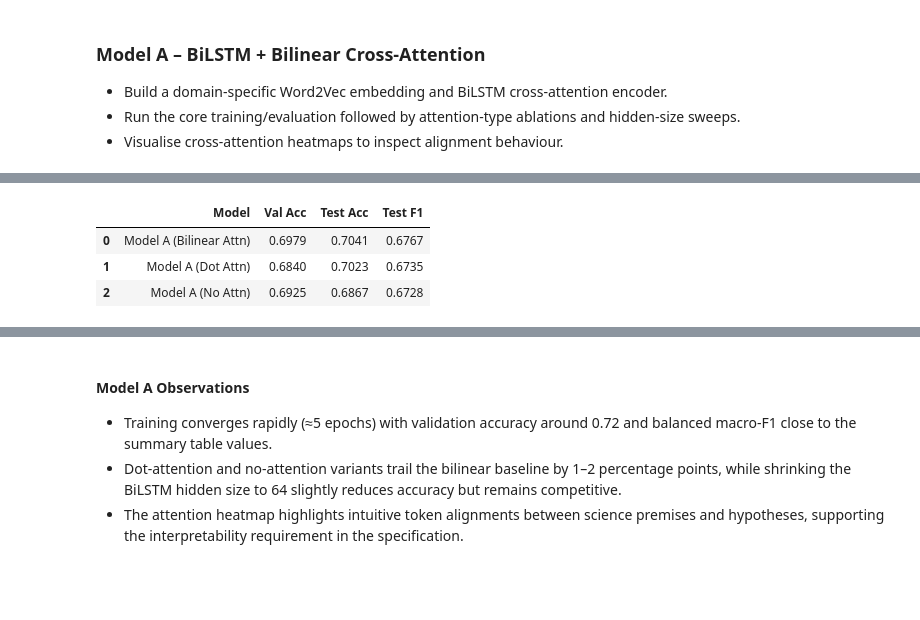
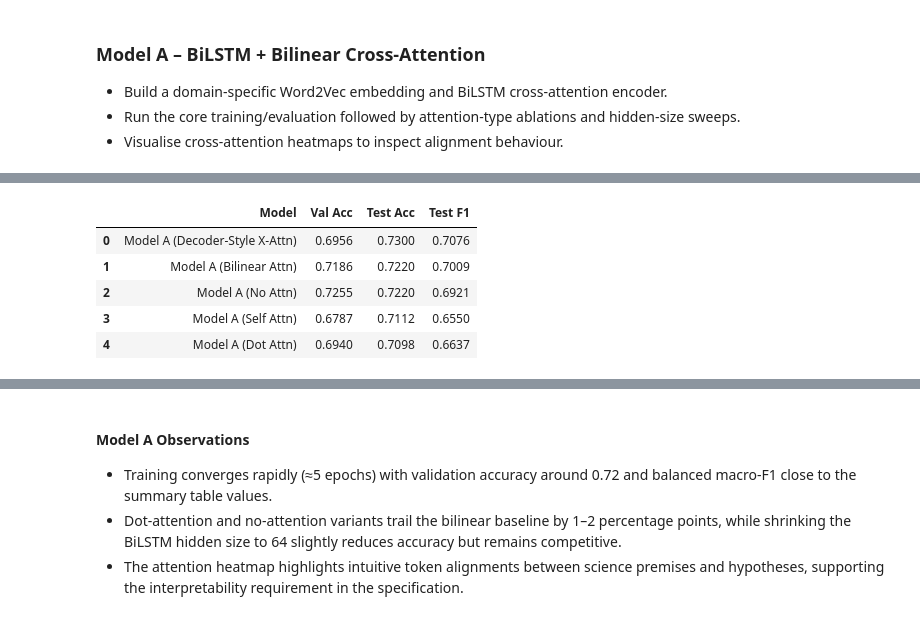
Before and after one commit to kevin224ly/CITS4012-Group-Project, a Jupyter notebook: CITS4012_35.ipynb, the cells around one changed output, grey strips where cells are left out. Saved outputs shown, nothing was run; the diff lists cells and outputs as text; code cells hidden in the pictures; blank space fills up the shorter version.

```diff
--- a/CITS4012_35.ipynb
+++ b/CITS4012_35.ipynb
@@ -343,13 +455,14 @@ tf.random.set_seed(MODEL_A_SEED)
 # 3) Build vocabulary and encode sequences
 # =========================================================
 PAD, UNK = "<PAD>", "<UNK>"
-def tokenize(s: str):
-    return s.split()
+
+# Use shared regex-based tokenizer for consistency across sections
+local_tokenize = shared_tokenize
 
 counter = Counter()
 for col in ["premise_clean", "hypothesis_clean"]:
     for s in train_df[col]:
-        counter.update(tokenize(s))
+        counter.update(local_tokenize(s))
 
 
 vocab = [PAD, UNK] + [w for w, c in counter.items() if c >= 2]
@@ -358,15 +471,15 @@ pad_id, unk_id = word2id[PAD], word2id[UNK]
 vocab_size = len(vocab)
 
 
-lens = [len(tokenize(s)) for s in train_df["premise_clean"]] + \
-       [len(tokenize(s)) for s in train_df["hypothesis_clean"]]
+lens = [len(local_tokenize(s)) for s in train_df["premise_clean"]] + \
+       [len(local_tokenize(s)) for s in train_df["hypothesis_clean"]]
 max_len = min(64, int(np.percentile(lens, 90)))
 print(f" Vocab size = {vocab_size} | Max len = {max_len}")
 
 label2id = {"entails": 0, "neutral": 1}
 
 def encode(s: str, max_len: int):
-    ids = [word2id.get(t, unk_id) for t in tokenize(s)]
+    ids = [word2id.get(t, unk_id) for t in local_tokenize(s)]
     return ids[:max_len]
 
 def build_inputs(df: pd.DataFrame):
@@ -382,6 +495,13 @@ def build_inputs(df: pd.DataFrame):
 Xtr_p, Xtr_h, y_tr = build_inputs(train_df)
 Xv_p,  Xv_h,  y_v  = build_inputs(val_df)
 Xt_p,  Xt_h,  y_te = build_inputs(test_df)
+
+results_dir = Path('results')
+if RUN_LOCAL_OUTPUTS:
+    results_dir.mkdir(exist_ok=True)
+    np.savez(results_dir / 'modelA_inputs.npz', Xt_p=Xt_p, Xt_h=Xt_h, y_te=y_te)
+else:
+    print('[Colab] Skipping saving modelA_inputs.npz')
 
 # =========================================================
 # 4) Train Word2Vec embedding
@@ -407,7 +527,7 @@ except ImportError as exc:
 W2V_DIM = 200
 sentences = []
 for col in ["premise_clean", "hypothesis_clean"]:
-    sentences.extend([tokenize(s) for s in train_df[col].tolist() if s])
+    sentences.extend([local_tokenize(s) for s in train_df[col].tolist() if s])
 
 print(f" Training Word2Vec on {len(sentences)} sentences ...")
 w2v_model = Word2Vec(
@@ -457,6 +579,9 @@ class BiAffineCrossAttention(layers.Layer):
         # S = Hp * W * Hh^T
         HpW = tf.einsum("bij,jk->bik", Hp, self.W)         # [B,Lp,D]
         S   = tf.einsum("bid,bjd->bij", HpW, Hh)           # [B,Lp,Lh]
+        # scale by sqrt(d_k) for numerical stability
+        scale = tf.math.sqrt(tf.cast(self.hidden_dim, tf.float32))
+        S = S / tf.maximum(scale, 1.0)
 
         Ap = tf.nn.softmax(S, axis=-1)                     # premise attends to hypothesis
         Ah = tf.nn.softmax(tf.transpose(S, (0, 2, 1)), axis=-1)
@@ -694,6 +858,24 @@ hist_dot = modelA_dot.fit(
     validation_data=([Xv_p, Xv_h], y_v),
     epochs=5, batch_size=64, verbose=1
 )
+
+# --- (3) Self-Attention (encoder-side) variant ---
+modelA_self, _ = build_model_A_variant(embedding_matrix, max_len, attn_type="self")
+print("\n Training Self-Attention Variant...")
+hist_self = modelA_self.fit(
+    [Xtr_p, Xtr_h], y_tr,
+    validation_data=([Xv_p, Xv_h], y_v),
+    epochs=5, batch_size=64, verbose=1
+)
+
+# --- (4) Decoder-style Cross-Attention variant ---
+modelA_xdec, _ = build_model_A_variant(embedding_matrix, max_len, attn_type="xdecoder")
+print("\n Training Decoder-Style Cross-Attention Variant...")
+hist_xdec = modelA_xdec.fit(
+    [Xtr_p, Xtr_h], y_tr,
+    validation_data=([Xv_p, Xv_h], y_v),
+    epochs=5, batch_size=64, verbose=1
+)
 # %% [output]
  Training No-Attention Variant...
 Epoch 1/5
@@ -715,29 +897,33 @@ Epoch 5/5
 # %%
 # =========================================================
 # 9) Compare All Variants (Bilinear / Dot / No-Attn)
 # =========================================================
 from sklearn.metrics import f1_score
 
 def evaluate_model_variant(model, name):
     val_pred = np.argmax(model.predict([Xv_p, Xv_h], verbose=0), axis=1)
     test_pred = np.argmax(model.predict([Xt_p, Xt_h], verbose=0), axis=1)
     return {
         "Model": name,
         "Val Acc": round(accuracy_score(y_v, val_pred), 4),
         "Test Acc": round(accuracy_score(y_te, test_pred), 4),
         "Test F1": round(f1_score(y_te, test_pred, average="macro"), 4),
     }
 
 modelA_variant_rows = [
     evaluate_model_variant(modelA, "Model A (Bilinear Attn)"),
     evaluate_model_variant(modelA_dot, "Model A (Dot Attn)"),
     evaluate_model_variant(modelA_no, "Model A (No Attn)"),
+    evaluate_model_variant(modelA_self, "Model A (Self Attn)") ,
+    evaluate_model_variant(modelA_xdec, "Model A (Decoder-Style X-Attn)"),
 ]
 
 modelA_variant_df = pd.DataFrame(modelA_variant_rows)
 modelA_variant_df.sort_values("Test Acc", ascending=False).reset_index(drop=True)
 # %% [output]
 |  | Model | Val Acc | Test Acc | Test F1 |
-| 0 | Model A (Bilinear Attn) | 0.6979 | 0.7041 | 0.6767 |
-| 1 | Model A (Dot Attn) | 0.6840 | 0.7023 | 0.6735 |
-| 2 | Model A (No Attn) | 0.6925 | 0.6867 | 0.6728 |
+| 0 | Model A (Decoder-Style X-Attn) | 0.6956 | 0.7300 | 0.7076 |
+| 1 | Model A (Bilinear Attn) | 0.7186 | 0.7220 | 0.7009 |
+| 2 | Model A (No Attn) | 0.7255 | 0.7220 | 0.6921 |
+| 3 | Model A (Self Attn) | 0.6787 | 0.7112 | 0.6550 |
+| 4 | Model A (Dot Attn) | 0.6940 | 0.7098 | 0.6637 |
```
Also changed, not shown: parts of 42 cells of this notebook, 8 other files.
